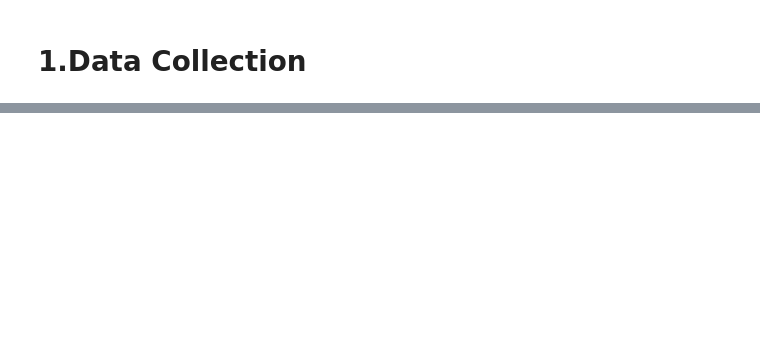
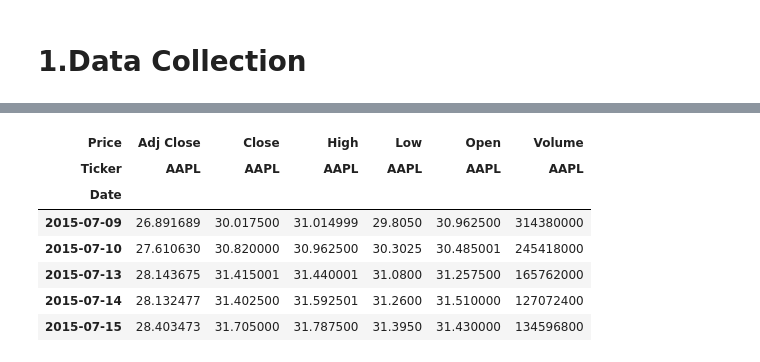
Before and after one commit to Ujjwal5705/Stock-Prediction-Portal, a Jupyter notebook: Resources/Stock_Prediction_Using_LSTM.ipynb, the cells around one changed output, grey strips where cells are left out. Drawn from its saved outputs; the diff is of its cells as text; code cells hidden in the pictures; blank space fills up the shorter version.

```diff
--- a/Resources/Stock_Prediction_Using_LSTM.ipynb
+++ b/Resources/Stock_Prediction_Using_LSTM.ipynb
@@ -33,0 +79,11 @@ df
+# %%
+df.head()
+# %% [output]
+| Price | Adj Close | Close | High | Low | Open | Volume |
+| Ticker | AAPL | AAPL | AAPL | AAPL | AAPL | AAPL |
+| Date |  |  |  |  |  |  |
+| 2015-07-09 | 26.891689 | 30.017500 | 31.014999 | 29.8050 | 30.962500 | 314380000 |
+| 2015-07-10 | 27.610630 | 30.820000 | 30.962500 | 30.3025 | 30.485001 | 245418000 |
+| 2015-07-13 | 28.143675 | 31.415001 | 31.440001 | 31.0800 | 31.257500 | 165762000 |
+| 2015-07-14 | 28.132477 | 31.402500 | 31.592501 | 31.2600 | 31.510000 | 127072400 |
+| 2015-07-15 | 28.403473 | 31.705000 | 31.787500 | 31.3950 | 31.430000 | 134596800 |
```
Also changed, not shown: parts of 10 cells of this notebook.
